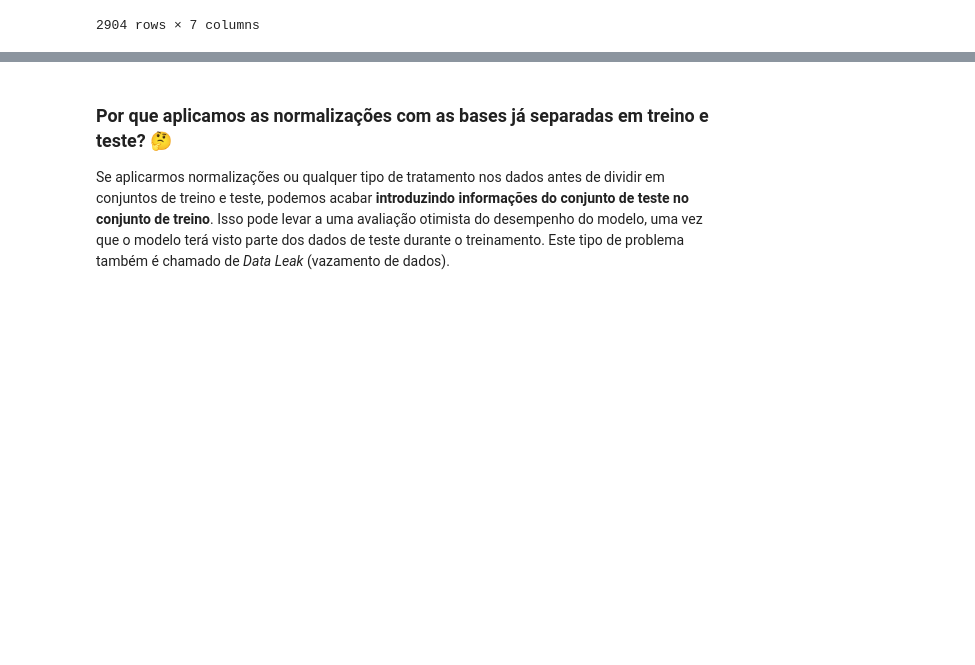
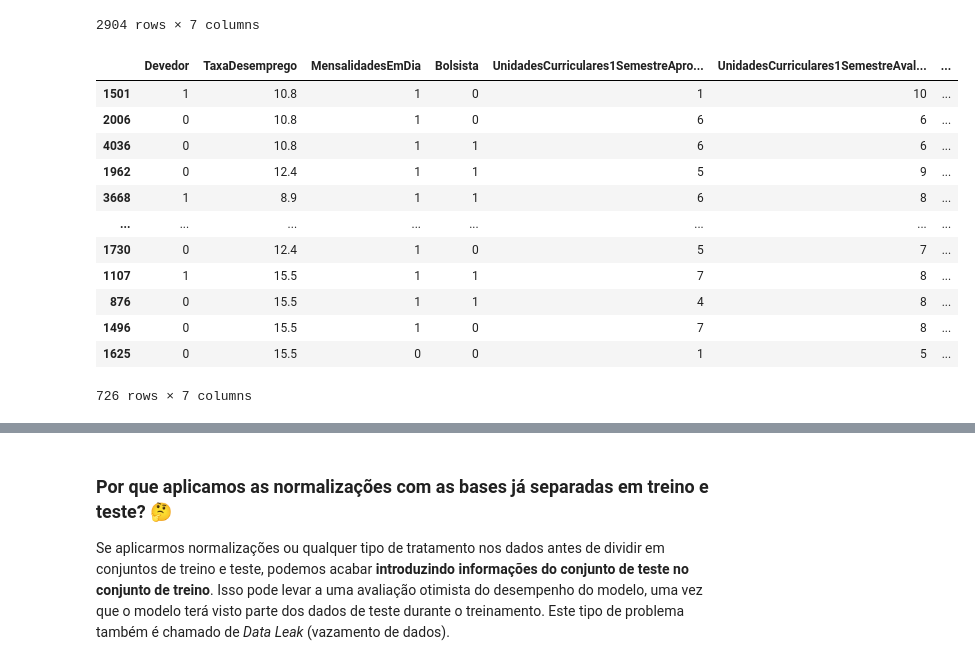
Before and after one commit to AnaRaquelCafe/PredizendoEvasaoFaculdade, a Jupyter notebook: Conhecendo_algoritmos_de_machine_learning.ipynb, the cells around one changed output, grey strips where cells are left out. Drawn from its saved outputs; the diff is of its cells as text; code cells hidden in the pictures; blank space fills up the shorter version.

```diff
--- a/Conhecendo_algoritmos_de_machine_learning.ipynb
+++ b/Conhecendo_algoritmos_de_machine_learning.ipynb
@@ -370,5 +436,12 @@ Para treinar modelos de aprendizado de máquina, é importante seprar os dados e
 # %%
 from sklearn.model_selection import train_test_split
 # %%
-X = df_concatenado[['Devedor', 'TaxaDesemprego', 'MensalidadesEmDia', 'Bolsista', 'UnidadesCurriculares1SemestreAprovado', 'UnidadesCurriculares1SemestreAvaliacoes', 'UnidadesCurriculares1SemestreGrau']]
-y = df_concatenado['Target']
+X = df_concatenado[['Devedor',
+                    'TaxaDesemprego',
+                    'MensalidadesEmDia',
+                    'Bolsista',
+                    'UnidadesCurriculares1SemestreAprovado',
+                    'UnidadesCurriculares1SemestreAvaliacoes',
+                    'UnidadesCurriculares1SemestreGrau']] #caracteristicas
+
+y = df_concatenado['Target'] #target
@@ -440,3 +517,19 @@ train
 | 2902 | 0.0 | 0.406977 | 1.0 | 1.0 | 0.230769 | 0.200000 | ... |
 | 2903 | 0.0 | 0.000000 | 1.0 | 0.0 | 0.115385 | 0.266667 | ... |
 2904 rows × 7 columns
+# %%
+X_test
+# %% [output]
+|  | Devedor | TaxaDesemprego | MensalidadesEmDia | Bolsista | UnidadesCurriculares1SemestreApro... | UnidadesCurriculares1SemestreAval... | ... |
+| 1501 | 1 | 10.8 | 1 | 0 | 1 | 10 | ... |
+| 2006 | 0 | 10.8 | 1 | 0 | 6 | 6 | ... |
+| 4036 | 0 | 10.8 | 1 | 1 | 6 | 6 | ... |
+| 1962 | 0 | 12.4 | 1 | 1 | 5 | 9 | ... |
+| 3668 | 1 | 8.9 | 1 | 1 | 6 | 8 | ... |
+| ... | ... | ... | ... | ... | ... | ... | ... |
+| 1730 | 0 | 12.4 | 1 | 0 | 5 | 7 | ... |
+| 1107 | 1 | 15.5 | 1 | 1 | 7 | 8 | ... |
+| 876 | 0 | 15.5 | 1 | 1 | 4 | 8 | ... |
+| 1496 | 0 | 15.5 | 1 | 0 | 7 | 8 | ... |
+| 1625 | 0 | 15.5 | 0 | 0 | 1 | 5 | ... |
+726 rows × 7 columns
```
Also changed, not shown: parts of 31 cells of this notebook.
